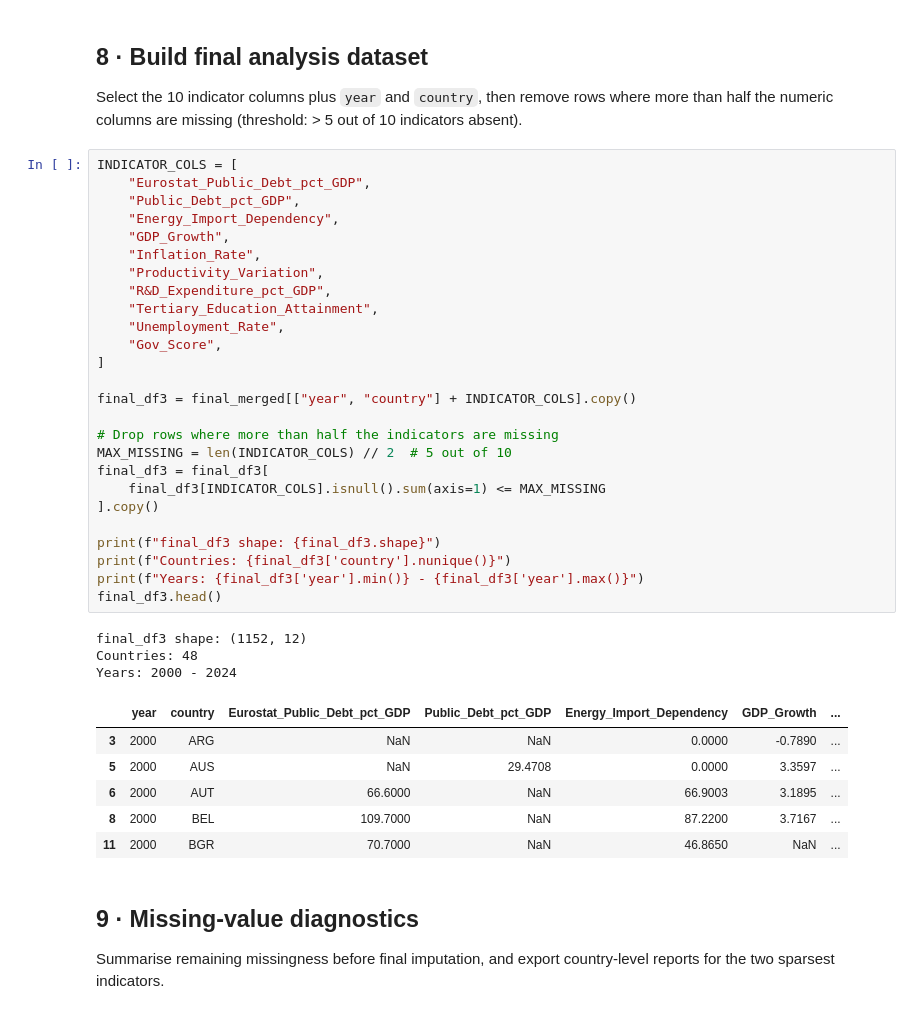
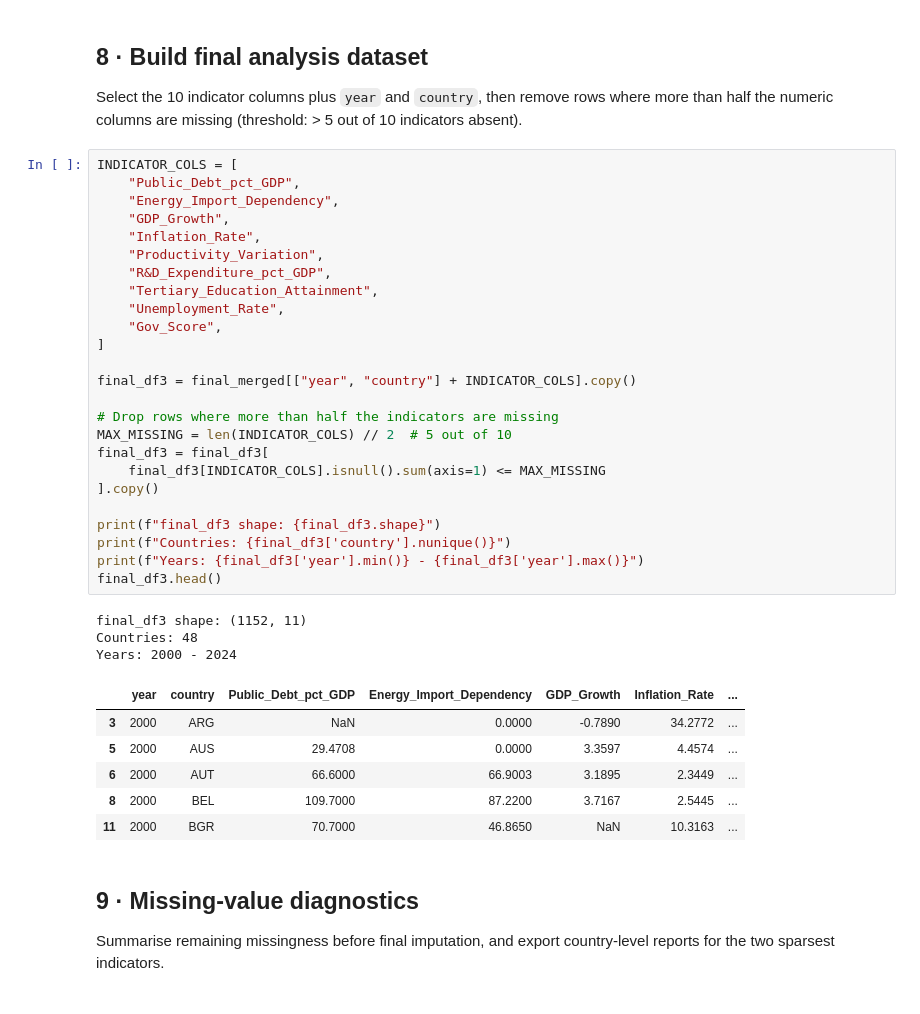
Before and after one commit to FRA-0023/Economic_Structural_Resilience_in_OECD_Countries, a Jupyter notebook: Data_Preprocessing_Clean.ipynb, the cells around one changed output. Cells and saved outputs as stored; diff of their text form.

```diff
--- a/Data_Preprocessing_Clean.ipynb
+++ b/Data_Preprocessing_Clean.ipynb
@@ -313,40 +311,39 @@ Columns after renaming:
 Select the 10 indicator columns plus `year` and `country`, then remove rows where more than half the numeric columns are missing (threshold: > 5 out of 10 indicators absent).
 # %%
 INDICATOR_COLS = [
-    "Eurostat_Public_Debt_pct_GDP",
     "Public_Debt_pct_GDP",
     "Energy_Import_Dependency",
     "GDP_Growth",
     "Inflation_Rate",
     "Productivity_Variation",
     "R&D_Expenditure_pct_GDP",
     "Tertiary_Education_Attainment",
     "Unemployment_Rate",
     "Gov_Score",
 ]
 
 final_df3 = final_merged[["year", "country"] + INDICATOR_COLS].copy()
 
 # Drop rows where more than half the indicators are missing
 MAX_MISSING = len(INDICATOR_COLS) // 2  # 5 out of 10
 final_df3 = final_df3[
     final_df3[INDICATOR_COLS].isnull().sum(axis=1) <= MAX_MISSING
 ].copy()
 
 print(f"final_df3 shape: {final_df3.shape}")
 print(f"Countries: {final_df3['country'].nunique()}")
 print(f"Years: {final_df3['year'].min()} - {final_df3['year'].max()}")
 final_df3.head()
 # %% [output]
-final_df3 shape: (1152, 12)
+final_df3 shape: (1152, 11)
 Countries: 48
 Years: 2000 - 2024
-|  | year | country | Eurostat_Public_Debt_pct_GDP | Public_Debt_pct_GDP | Energy_Import_Dependency | GDP_Growth | ... |
-| 3 | 2000 | ARG | NaN | NaN | 0.0000 | -0.7890 | ... |
-| 5 | 2000 | AUS | NaN | 29.4708 | 0.0000 | 3.3597 | ... |
-| 6 | 2000 | AUT | 66.6000 | NaN | 66.9003 | 3.1895 | ... |
-| 8 | 2000 | BEL | 109.7000 | NaN | 87.2200 | 3.7167 | ... |
-| 11 | 2000 | BGR | 70.7000 | NaN | 46.8650 | NaN | ... |
+|  | year | country | Public_Debt_pct_GDP | Energy_Import_Dependency | GDP_Growth | Inflation_Rate | ... |
+| 3 | 2000 | ARG | NaN | 0.0000 | -0.7890 | 34.2772 | ... |
+| 5 | 2000 | AUS | 29.4708 | 0.0000 | 3.3597 | 4.4574 | ... |
+| 6 | 2000 | AUT | 66.6000 | 66.9003 | 3.1895 | 2.3449 | ... |
+| 8 | 2000 | BEL | 109.7000 | 87.2200 | 3.7167 | 2.5445 | ... |
+| 11 | 2000 | BGR | 70.7000 | 46.8650 | NaN | 10.3163 | ... |
 # %% [markdown]
 ## 9 · Missing-value diagnostics
 
```
Also changed, not shown: parts of 8 cells of this notebook, 5 other files.
